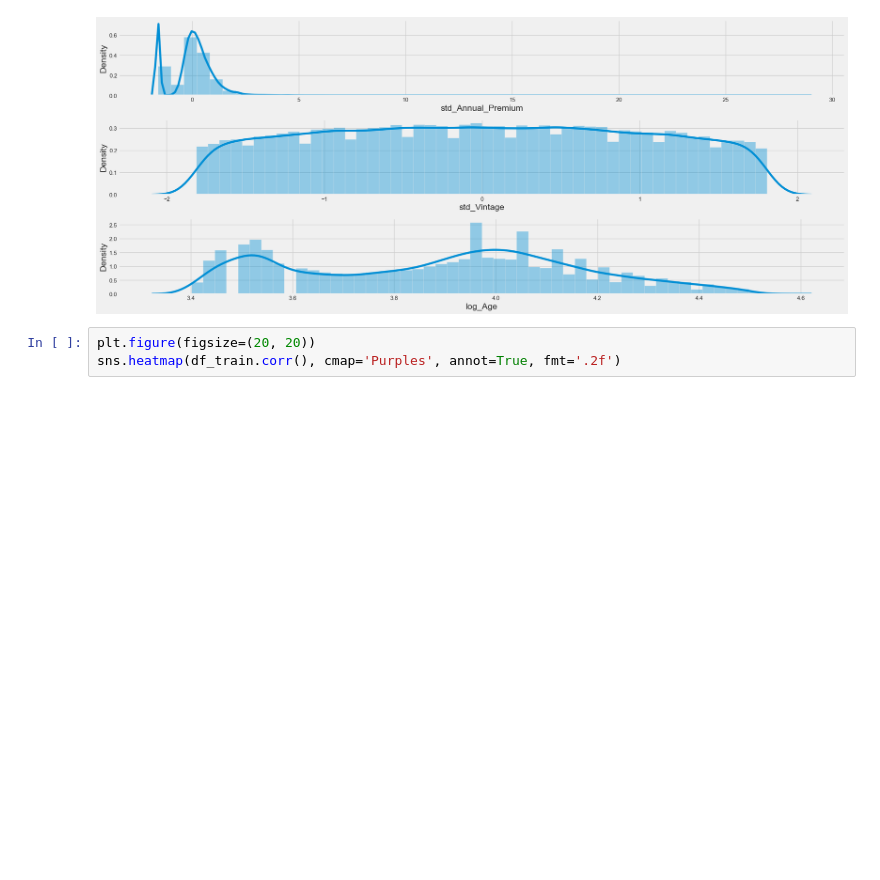
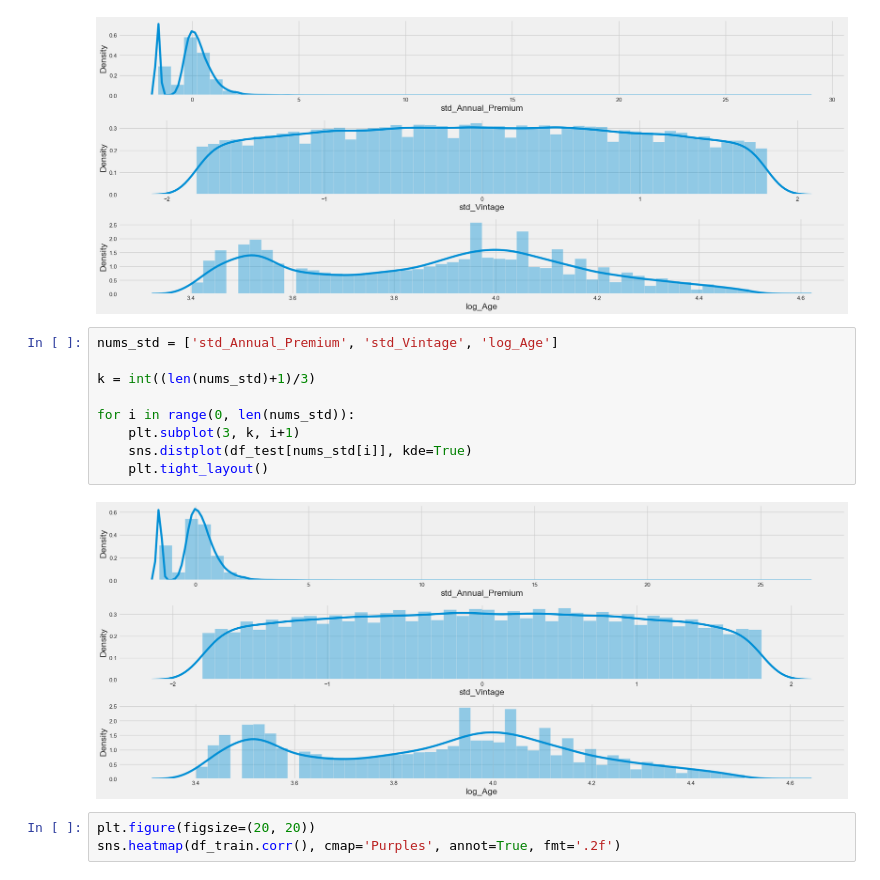
Before and after one commit to gabmrn/Cross-Sel-Prediction-Preprocessing-and-Modelling, a Jupyter notebook: Stage_3.ipynb, the cells around one changed output. Drawn from its saved outputs; the diff is of its cells as text; blank space fills up the shorter version.

```diff
--- a/Stage_3.ipynb
+++ b/Stage_3.ipynb
@@ -485,6 +485,17 @@ for i in range(0, len(nums_std)):
     plt.tight_layout()
 # %% [output]
 [figure]
+# %%
+nums_std = ['std_Annual_Premium', 'std_Vintage', 'log_Age']
+
+k = int((len(nums_std)+1)/3)
+
+for i in range(0, len(nums_std)):
+    plt.subplot(3, k, i+1)
+    sns.distplot(df_test[nums_std[i]], kde=True)
+    plt.tight_layout()
+# %% [output]
+[figure, added]
 # %%
 plt.figure(figsize=(20, 20))
 sns.heatmap(df_train.corr(), cmap='Purples', annot=True, fmt='.2f')
```
Also changed, not shown: parts of 4 cells of this notebook, 10 other files.
